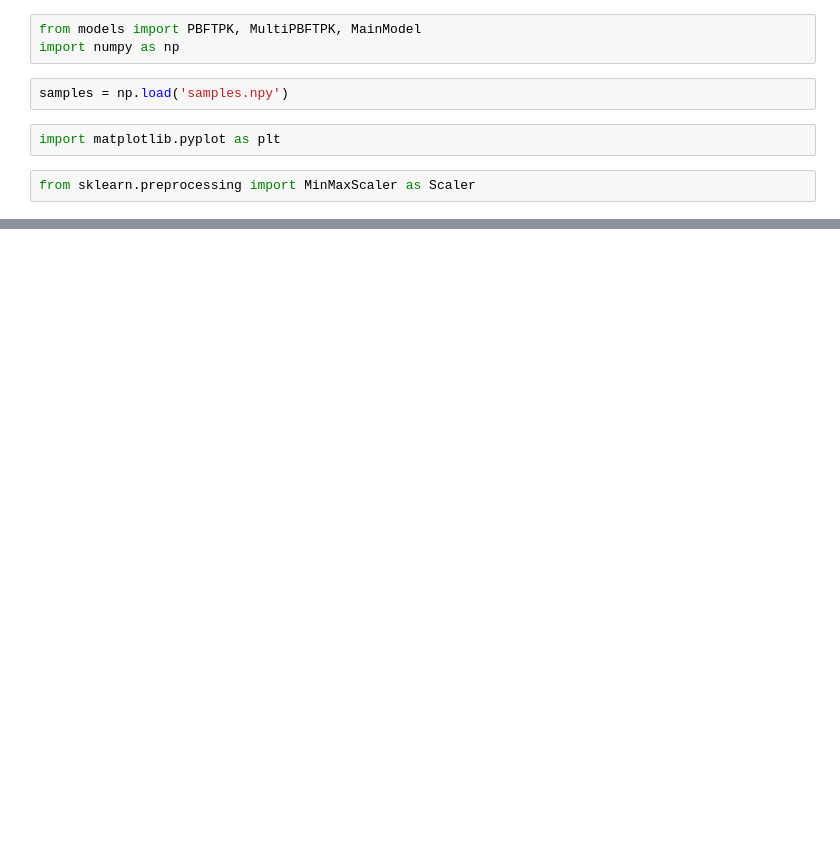
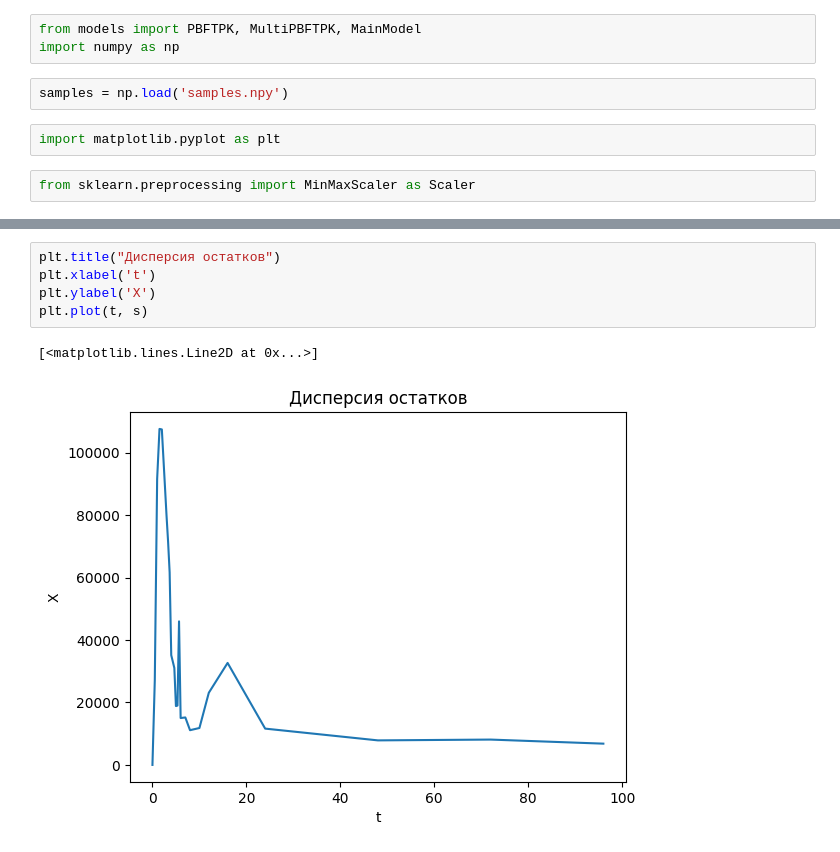
Before and after one commit to LumbaBalumba/yes-science, a Jupyter notebook: modelling.ipynb, the cells around one changed output, grey strips where cells are left out. Cells and saved outputs as stored; diff of their text form; blank space fills up the shorter version.

```diff
--- a/modelling.ipynb
+++ b/modelling.ipynb
@@ -43,0 +58,8 @@ for i, (t, X) in enumerate(samples):
+# %%
+plt.title("Дисперсия остатков")
+plt.xlabel('t')
+plt.ylabel('X')
+plt.plot(t, s)
+# %% [output]
+[<matplotlib.lines.Line2D at 0x...>]
+[figure, added]
```
Also changed, not shown: parts of 3 cells of this notebook, 1 other file.
